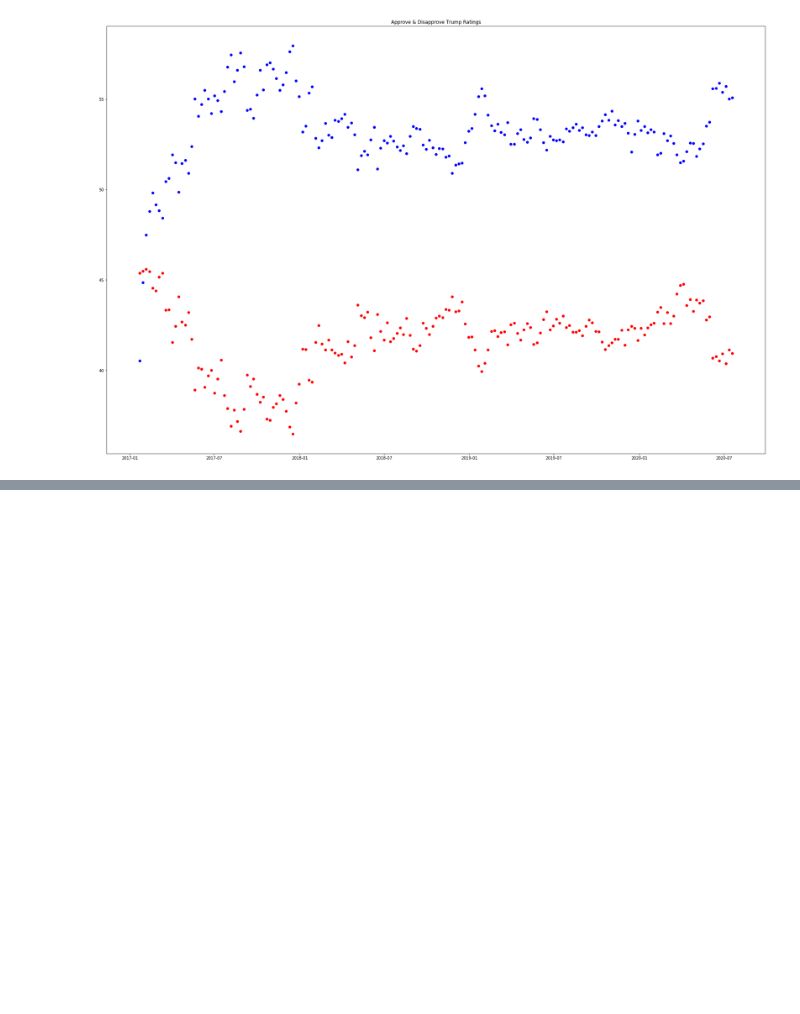
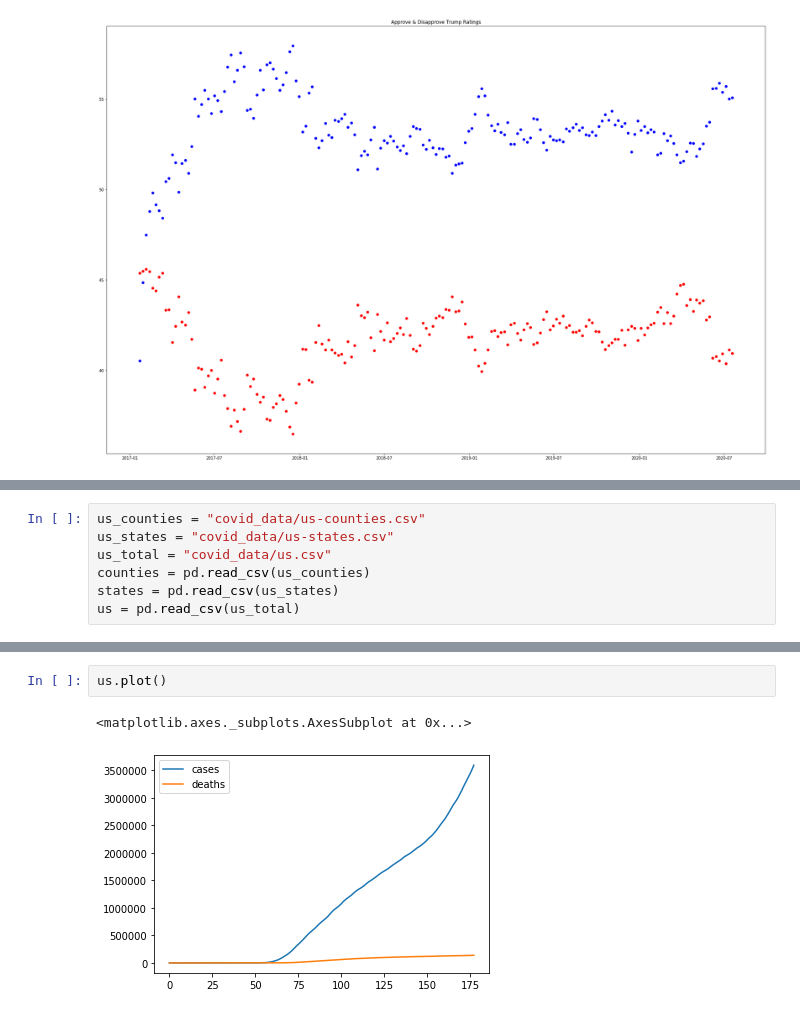
Before and after one commit to wrighhj/Group_2_Project_1, a Jupyter notebook: T-test.ipynb, the cells around one changed output, grey strips where cells are left out. Drawn from its saved outputs; the diff is of its cells as text; blank space fills up the shorter version.

Commit message:
Added correlations and congressional data

```diff
--- a/T-test.ipynb
+++ b/T-test.ipynb
@@ -110,0 +128,7 @@ plt.show()
+# %%
+us_counties = "covid_data/us-counties.csv"
+us_states = "covid_data/us-states.csv"
+us_total = "covid_data/us.csv"
+counties = pd.read_csv(us_counties)
+states = pd.read_csv(us_states)
+us = pd.read_csv(us_total)
@@ -110,0 +151,5 @@ plt.show()
+# %%
+us.plot()
+# %% [output]
+<matplotlib.axes._subplots.AxesSubplot at 0x...>
+[figure, added]
```
Also changed, not shown: parts of 10 cells of this notebook.
